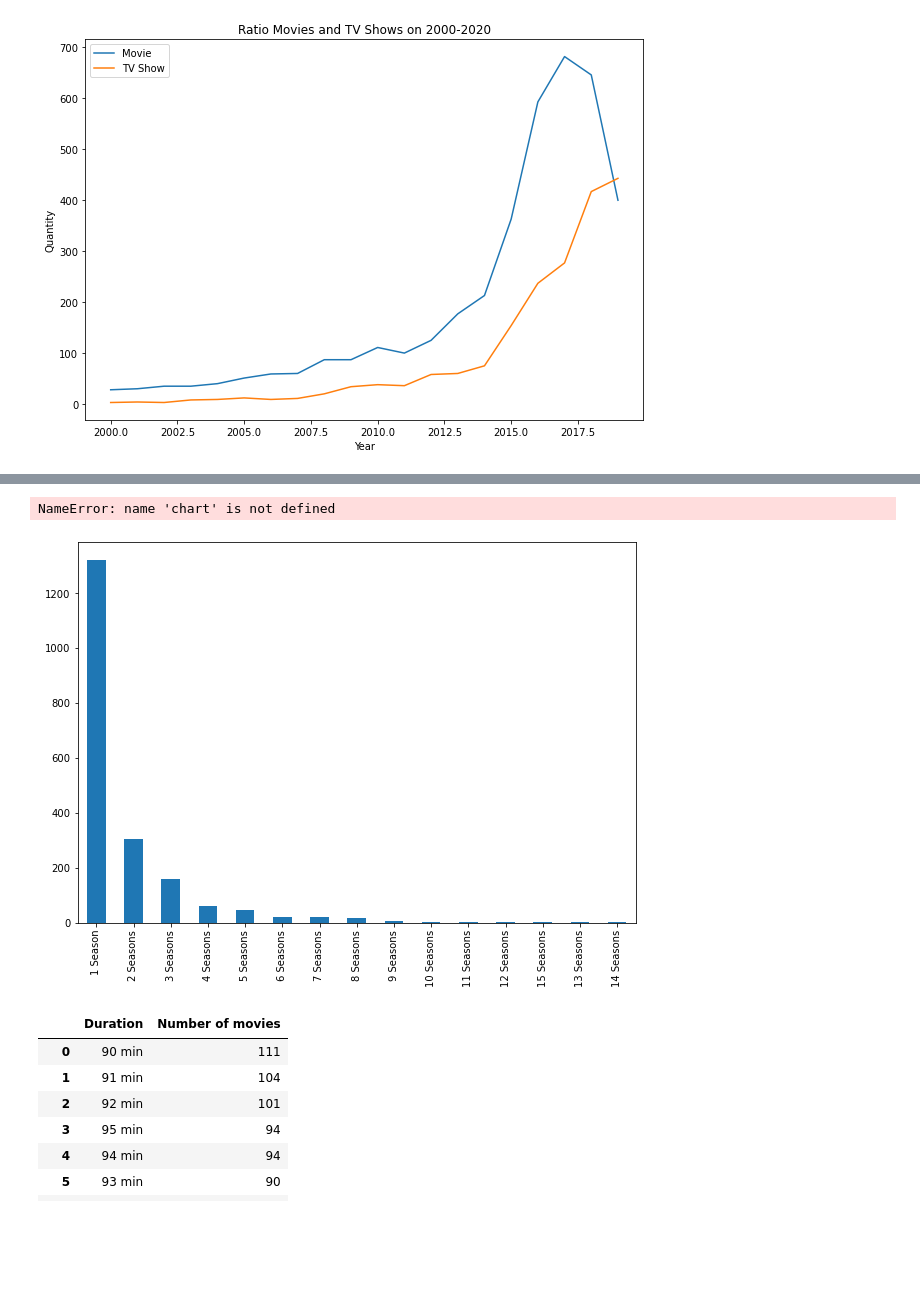
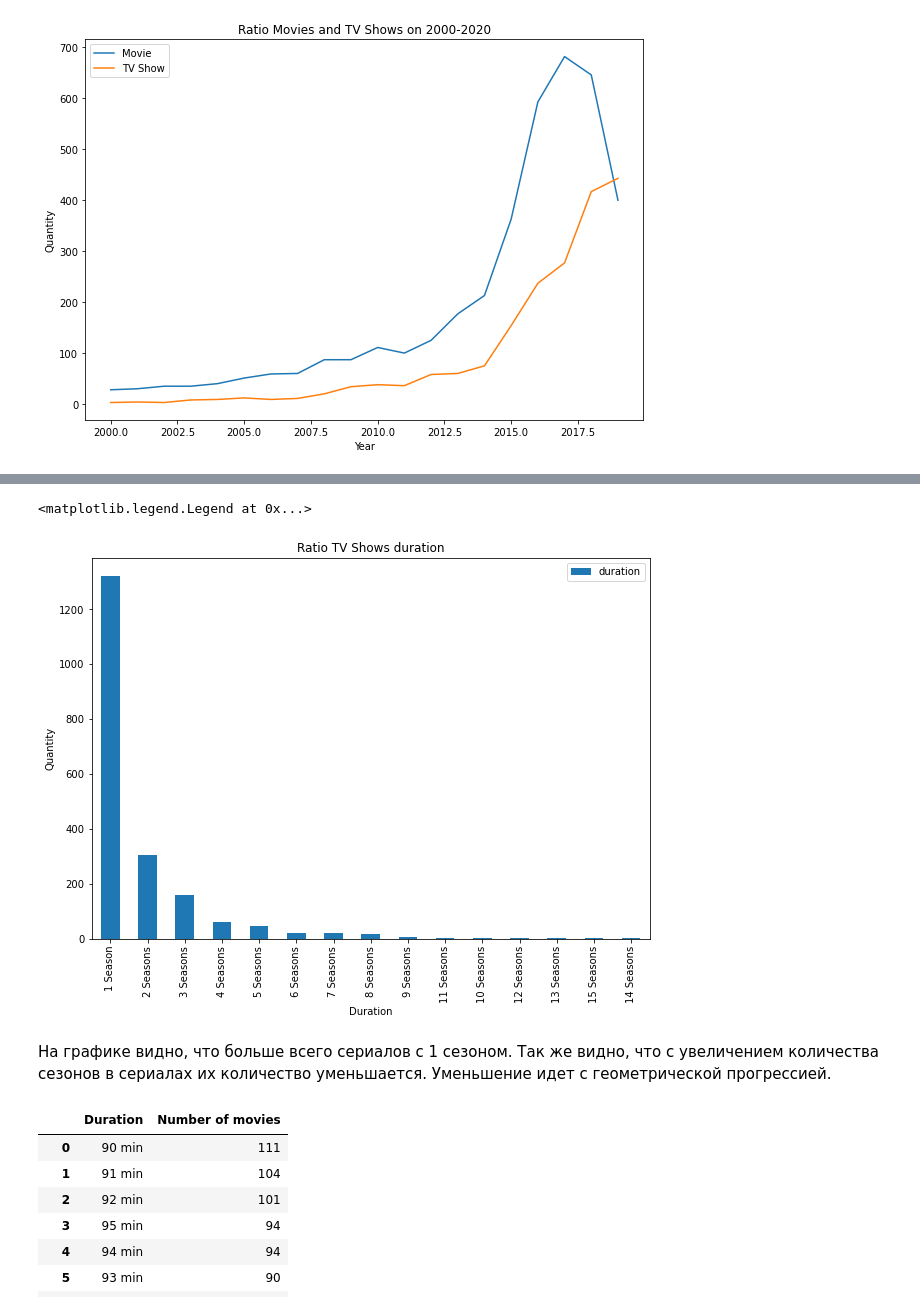
Before and after one commit to Arina0203/pyda-10-hw-15, a Jupyter notebook: hw_15.ipynb, the cells around one changed output, grey strips where cells are left out. Saved outputs shown, nothing was run; the diff lists cells and outputs as text; code cells hidden in the pictures; blank space fills up the shorter version.

```diff
--- a/hw_15.ipynb
+++ b/hw_15.ipynb
@@ -133,14 +118,15 @@ shows
 Name: duration, dtype: int64
 # %%
 shows.plot(kind='bar')
-plt.plot(chart.index, chart['type'])
 plt.xlabel('Duration')
 plt.ylabel('Quantity')
 plt.title('Ratio TV Shows duration')
 plt.legend()
 # %% [output]
-NameError: name 'chart' is not defined
+<matplotlib.legend.Legend at 0x...>
-[figure, old version]
+[figure, new version]
+# %% [markdown]
+На графике видно, что больше всего сериалов с 1 сезоном. Так же видно, что с увеличением количества сезонов в сериалах их количество уменьшается. Уменьшение идет с геометрической прогрессией.
 # %%
 duration_df = (
   net[net.duration.str.contains('min', case=False)]
```
Also changed, not shown: parts of 6 cells of this notebook.
